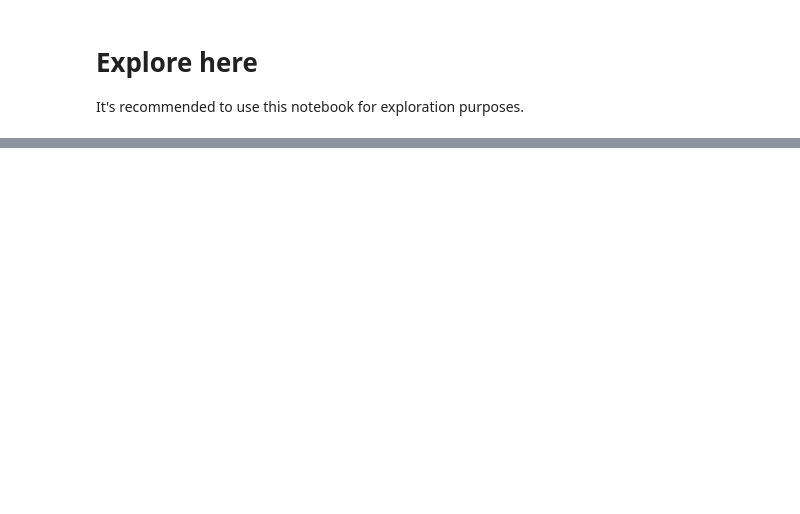
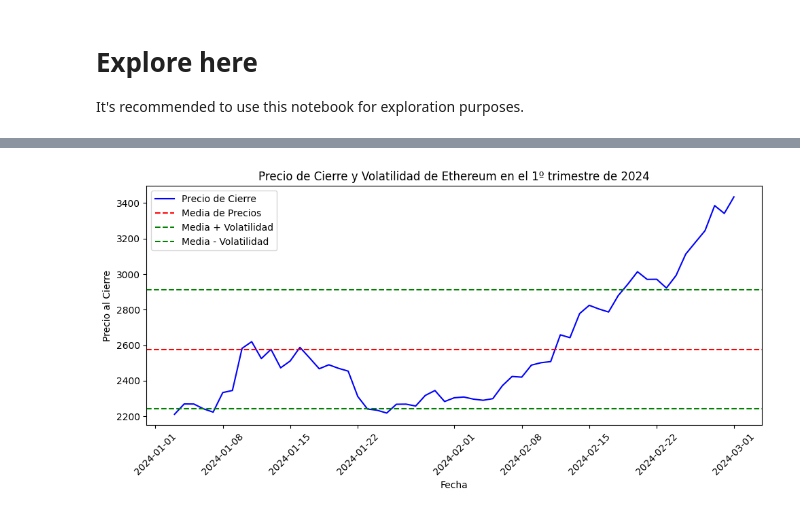
Before and after one commit to RmVa23/web-scraping-project-tutorial, a Jupyter notebook: src/explore.ipynb, the cells around one changed output, grey strips where cells are left out. Drawn from its saved outputs; the diff is of its cells as text; code cells hidden in the pictures; blank space fills up the shorter version.

```diff
--- a/src/explore.ipynb
+++ b/src/explore.ipynb
@@ -80,0 +88,34 @@ TypeError: WebDriver.__init__() got an unexpected keyword argument 'executable_p
+# %%
+# Ahora observaremos la volatilidad de los precios de ETH durante el primer trimestre de 2024
+
+# Calcular la media de precios y la volatilidad (desviación estándar)
+media_precios = eth['Cierre'].mean()
+volatilidad = eth['Cierre'].std()
+
+
+plt.figure(figsize=(10, 5))
+
+# Graficar la media de precios
+plt.plot(eth['Fecha'], eth['Cierre'], color='blue', label='Precio de Cierre')
+
+# Graficar la volatilidad como una línea horizontal
+plt.axhline(y=media_precios, linestyle='--', color='red', label='Media de Precios')
+plt.axhline(y=media_precios + volatilidad, linestyle='--', color='green', label='Media + Volatilidad')
+plt.axhline(y=media_precios - volatilidad, linestyle='--', color='green', label='Media - Volatilidad')
+
+# Agregar etiquetas y título al gráfico
+plt.xlabel('Fecha')
+plt.ylabel('Precio al Cierre')
+plt.title('Precio de Cierre y Volatilidad de Ethereum en el 1º trimestre de 2024')
+
+# Agregar una leyenda al gráfico
+plt.legend()
+
+# Rotar los ticks del eje x para mejorar la legibilidad
+plt.xticks(rotation=45)
+
+# Mostrar el gráfico
+plt.tight_layout()
+plt.show()
+# %% [output]
+[figure, added]
```
Also changed, not shown: parts of 5 cells of this notebook.
